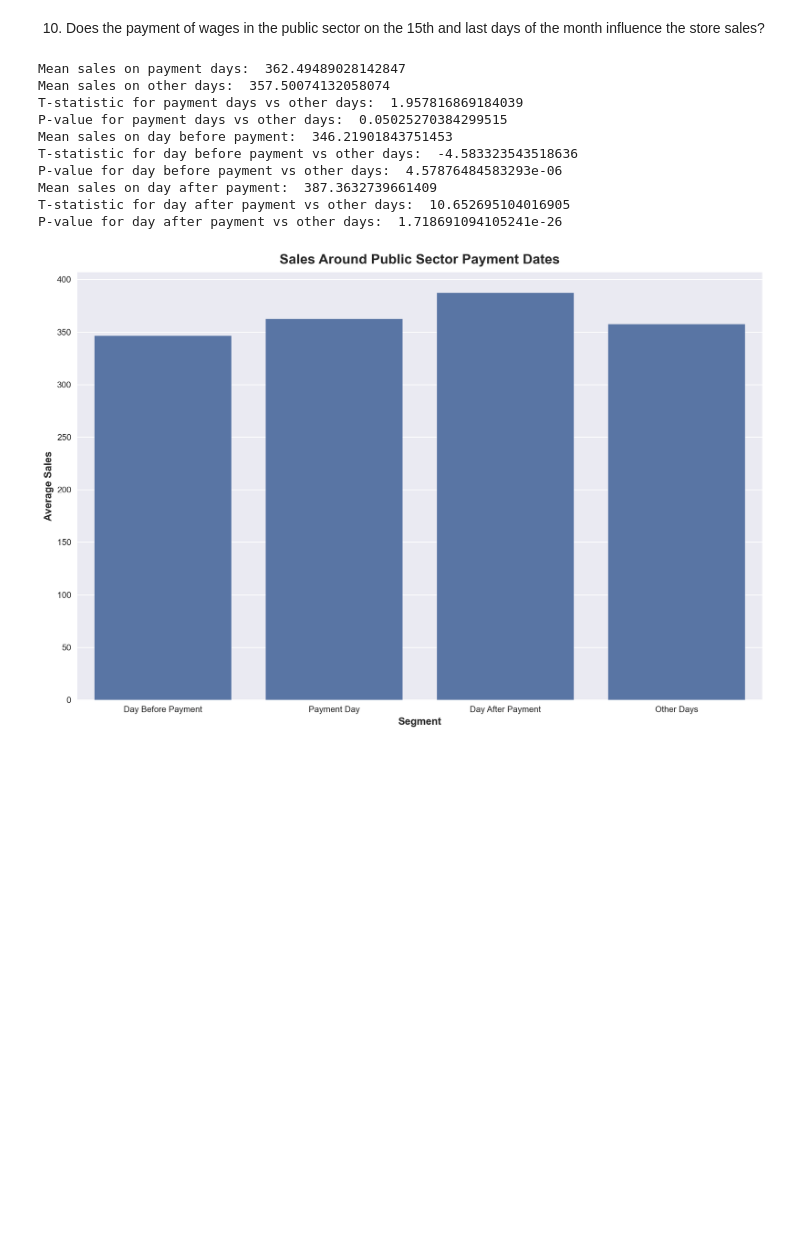
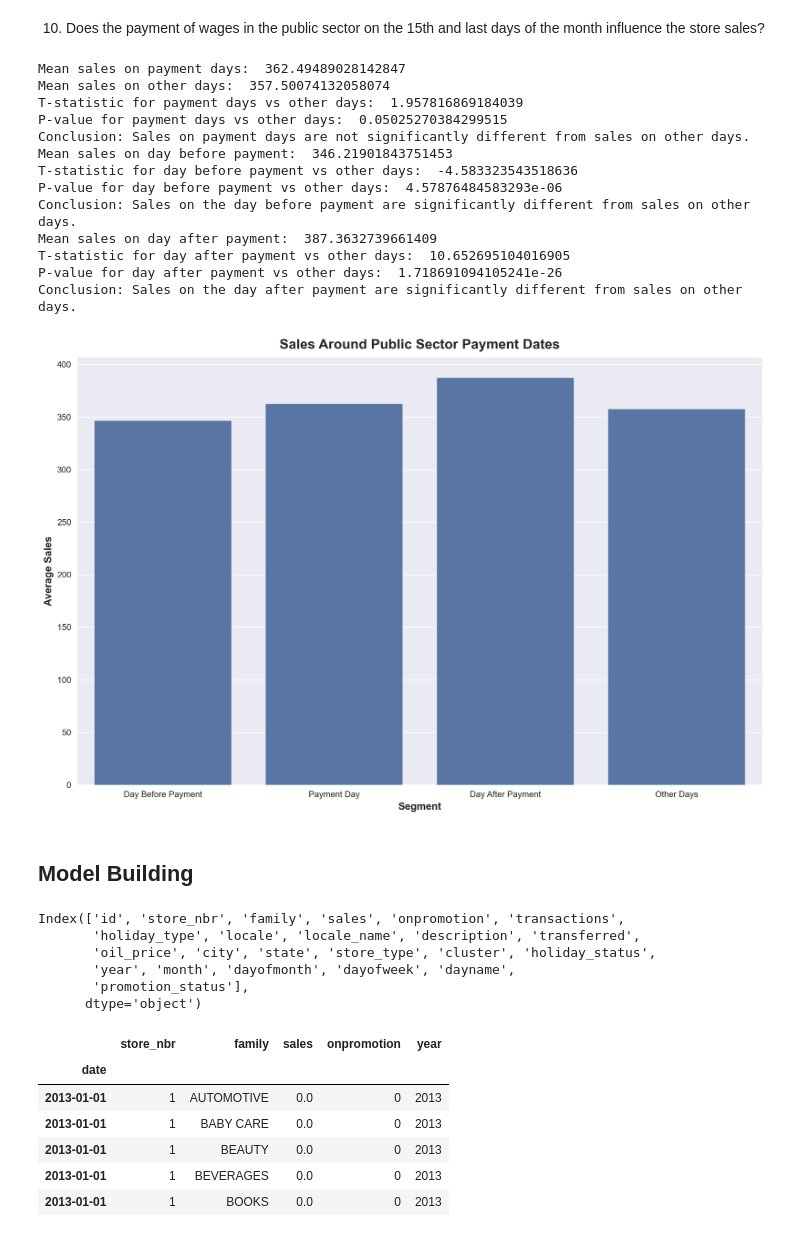
Before and after one commit to richmond-yeboah/Corporacion-Favorita-Stores-Sales-prediction, a Jupyter notebook: Notebooks/main.ipynb, the cells around one changed output. Cells and saved outputs as stored; diff of their text form; code cells hidden in the pictures; blank space fills up the shorter version.

```diff
--- a/Notebooks/main.ipynb
+++ b/Notebooks/main.ipynb
@@ -1150,6 +1150,7 @@ MAE is generally greater than RMSE and MSE because it does not penalize larger e
 # %% [markdown]
 10. Does the payment of wages in the public sector on the 15th and last days of the month influence the store sales?
 # %%
+
 
 # Identify the 15th and last day of each month
 payment_dates = df[(df.index.day == 15) | (df.index.is_month_end)].index
@@ -1174,14 +1175,26 @@ print("Mean sales on payment days: ", payment_day.mean())
 print("Mean sales on other days: ", other_days.mean())
 print("T-statistic for payment days vs other days: ", t_stat_payment)
 print("P-value for payment days vs other days: ", p_value_payment)
+if p_value_payment < 0.05:
+    print("Conclusion: Sales on payment days are significantly different from sales on other days.")
+else:
+    print("Conclusion: Sales on payment days are not significantly different from sales on other days.")
 
 print("Mean sales on day before payment: ", day_before_payment.mean())
 print("T-statistic for day before payment vs other days: ", t_stat_before)
 print("P-value for day before payment vs other days: ", p_value_before)
+if p_value_before < 0.05:
+    print("Conclusion: Sales on the day before payment are significantly different from sales on other days.")
+else:
+    print("Conclusion: Sales on the day before payment are not significantly different from sales on other days.")
 
 print("Mean sales on day after payment: ", day_after_payment.mean())
 print("T-statistic for day after payment vs other days: ", t_stat_after)
 print("P-value for day after payment vs other days: ", p_value_after)
+if p_value_after < 0.05:
+    print("Conclusion: Sales on the day after payment are significantly different from sales on other days.")
+else:
+    print("Conclusion: Sales on the day after payment are not significantly different from sales on other days.")
 
 # Visualization
 segments = ['Day Before Payment', 'Payment Day', 'Day After Payment', 'Other Days']
@@ -1198,10 +1211,41 @@ Mean sales on payment days:  362.49489028142847
 Mean sales on other days:  357.50074132058074
 T-statistic for payment days vs other days:  1.957816869184039
 P-value for payment days vs other days:  0.05025270384299515
+Conclusion: Sales on payment days are not significantly different from sales on other days.
 Mean sales on day before payment:  346.21901843751453
 T-statistic for day before payment vs other days:  -4.583323543518636
 P-value for day before payment vs other days:  4.57876484583293e-06
+Conclusion: Sales on the day before payment are significantly different from sales on other days.
 Mean sales on day after payment:  387.3632739661409
 T-statistic for day after payment vs other days:  10.652695104016905
 P-value for day after payment vs other days:  1.718691094105241e-26
+Conclusion: Sales on the day after payment are significantly different from sales on other days.
 [figure]
+# %% [markdown]
+## **Model Building**
+# %%
+df.columns
+# %% [output]
+Index(['id', 'store_nbr', 'family', 'sales', 'onpromotion', 'transactions',
+       'holiday_type', 'locale', 'locale_name', 'description', 'transferred',
+       'oil_price', 'city', 'state', 'store_type', 'cluster', 'holiday_status',
+       'year', 'month', 'dayofmonth', 'dayofweek', 'dayname',
+       'promotion_status'],
+      dtype='object')
+# %%
+train_df = df.copy()
+# %%
+# Drop some columns and display the dataset
+columns_to_drop = ['id','promotion_status', 'transactions', 'holiday_type', 'locale', 'locale_name', 'description', 'transferred', 'oil_price', 'city',
+                   'state', 'store_type', 'cluster', 'holiday_status', 'month', 'dayofmonth', 'dayofweek', 'dayname']
+train_df = train_df.drop(columns_to_drop, axis=1)
+# %%
+train_df.head()
+# %% [output]
+|  | store_nbr | family | sales | onpromotion | year |
+| date |  |  |  |  |  |
+| 2013-01-01 | 1 | AUTOMOTIVE | 0.0 | 0 | 2013 |
+| 2013-01-01 | 1 | BABY CARE | 0.0 | 0 | 2013 |
+| 2013-01-01 | 1 | BEAUTY | 0.0 | 0 | 2013 |
+| 2013-01-01 | 1 | BEVERAGES | 0.0 | 0 | 2013 |
+| 2013-01-01 | 1 | BOOKS | 0.0 | 0 | 2013 |
```
Also changed, not shown: parts of 9 cells of this notebook.
